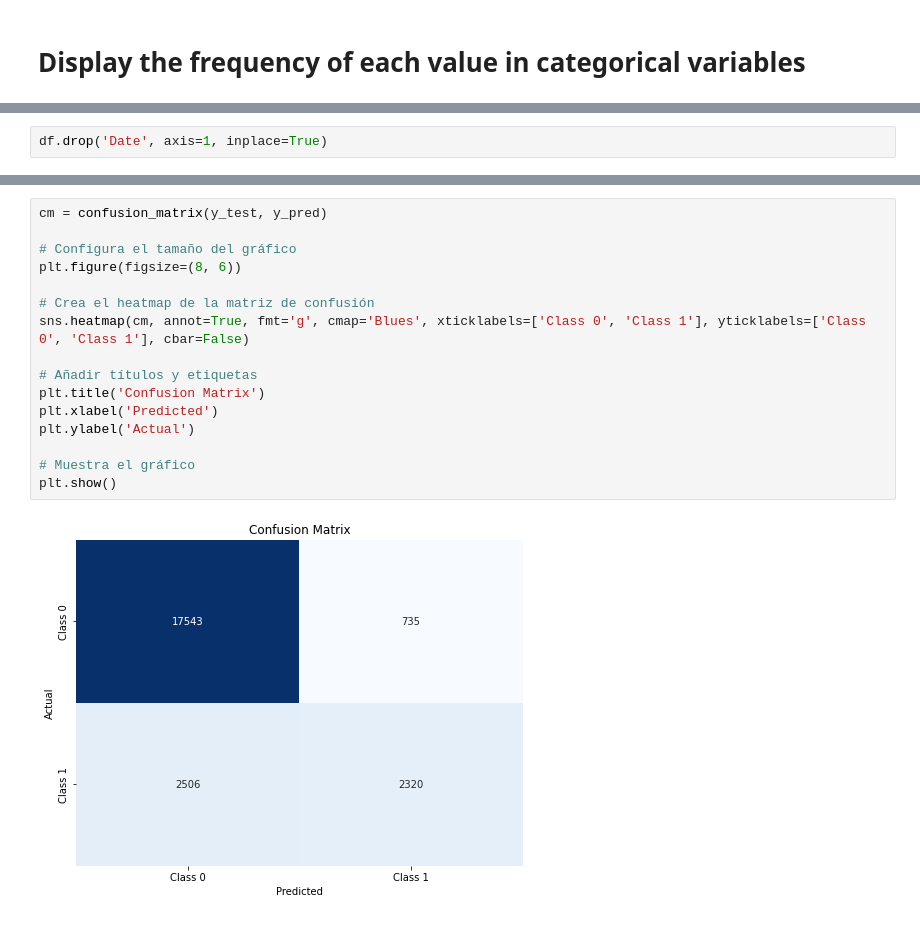
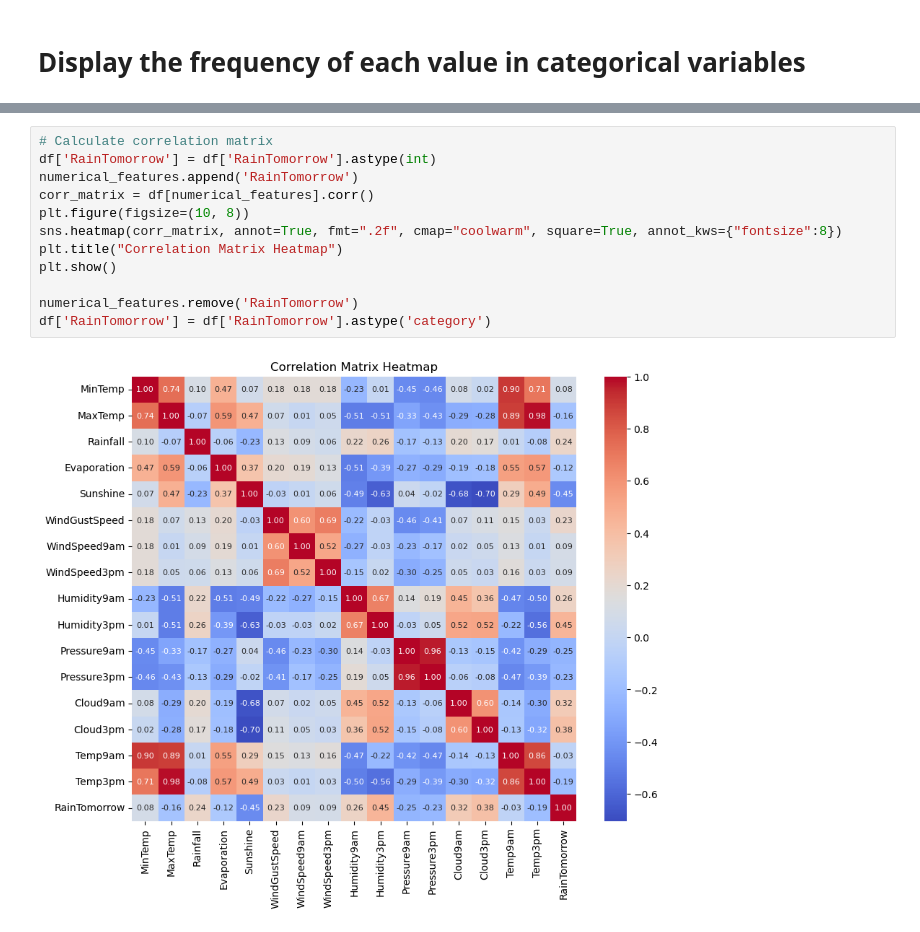
Before and after one commit to robertogarces/australia_rain, a Jupyter notebook: notebooks/exploration.ipynb, the cells around one changed output, grey strips where cells are left out. Cells and saved outputs as stored; diff of their text form.

```diff
--- a/notebooks/exploration.ipynb
+++ b/notebooks/exploration.ipynb
@@ -276,2 +199,0 @@ Encoding categorical columns: ['Date', 'Location', 'WindGustDir', 'WindDir9am',
-# %%
-df.drop('Date', axis=1, inplace=True)
@@ -315,18 +200,14 @@ weighted avg       0.85      0.86      0.85     23104
-# %%
-cm = confusion_matrix(y_test, y_pred)
-
-# Configura el tamaño del gráfico
-plt.figure(figsize=(8, 6))
-
-# Crea el heatmap de la matriz de confusión
-sns.heatmap(cm, annot=True, fmt='g', cmap='Blues', xticklabels=['Class 0', 'Class 1'], yticklabels=['Class 0', 'Class 1'], cbar=False)
-
-# Añadir títulos y etiquetas
-plt.title('Confusion Matrix')
-plt.xlabel('Predicted')
-plt.ylabel('Actual')
-
-# Muestra el gráfico
-plt.show()
-# %% [output]
-[figure, removed]
+# %%
+# Calculate correlation matrix
+df['RainTomorrow'] = df['RainTomorrow'].astype(int)
+numerical_features.append('RainTomorrow')
+corr_matrix = df[numerical_features].corr()
+plt.figure(figsize=(10, 8))
+sns.heatmap(corr_matrix, annot=True, fmt=".2f", cmap="coolwarm", square=True, annot_kws={"fontsize":8})
+plt.title("Correlation Matrix Heatmap")
+plt.show()
+
+numerical_features.remove('RainTomorrow')
+df['RainTomorrow'] = df['RainTomorrow'].astype('category')
+# %% [output]
+[figure, added]
```
Also changed, not shown: parts of 33 cells of this notebook, 7 other files.
